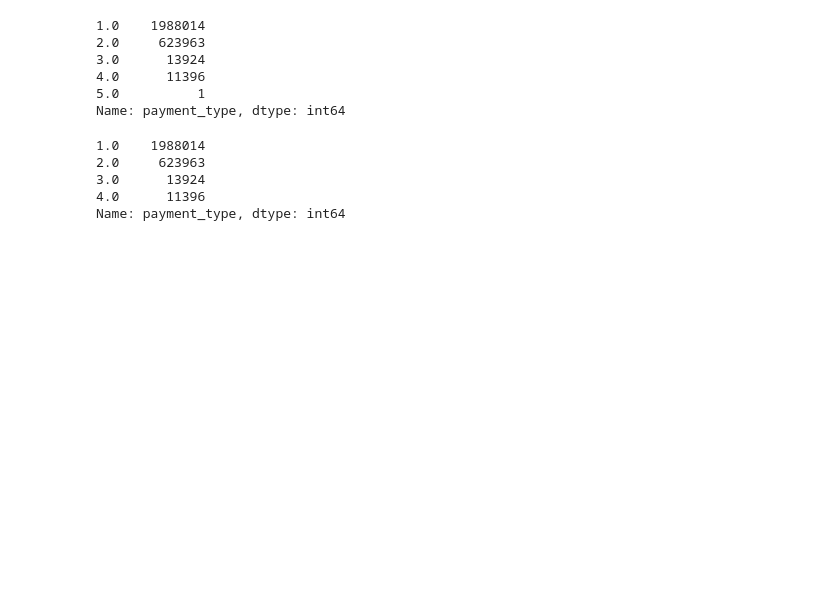
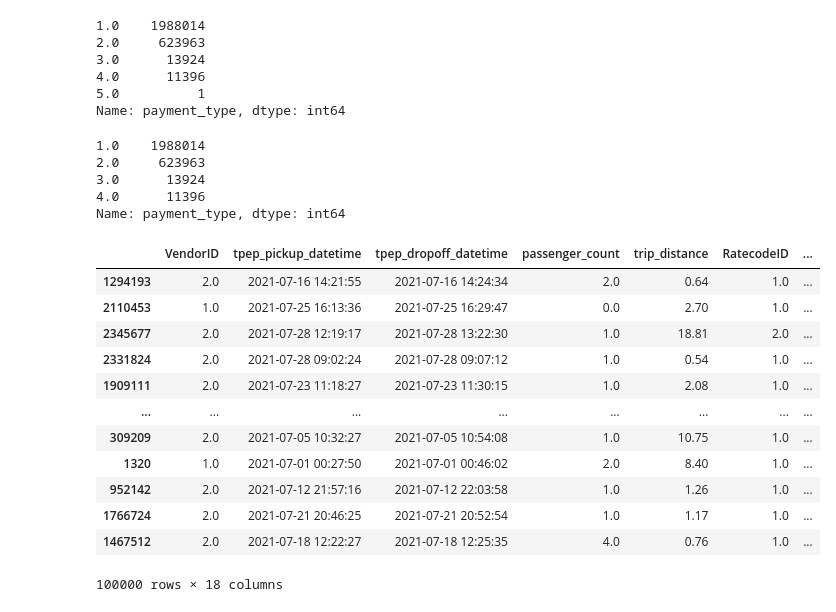
Before and after one commit to mukhtar2019/taxi_trip_regression, a Jupyter notebook: MVP_notebook.ipynb, the cells around one changed output. Saved outputs shown, nothing was run; the diff lists cells and outputs as text; code cells hidden in the pictures; blank space fills up the shorter version.

Commit message:
editing the way of split the data

```diff
--- a/MVP_notebook.ipynb
+++ b/MVP_notebook.ipynb
@@ -46,2 +44,2 @@ X, X_test, y, y_test = train_test_split(X, y, test_size=.01, random_state=199)
 # %%
-X_train, X_val, y_train, y_val = train_test_split(X, y, test_size=.01, random_state=199)
+df_train,df_val = train_test_split(df_train, test_size=.01, random_state=199)
@@ -87,5 +98,5 @@ improvement_surcharge         0
 congestion_surcharge          0
 dtype: int64
 # %%
-X_train=X_train.dropna(how='any')
+df_train=df_train.dropna(how='any')
 # %%
@@ -98,5 +109,5 @@ X_train['payment_type'].value_counts()
 5.0          1
 Name: payment_type, dtype: int64
 # %%
-X_train=X_train.drop(X_train[X_train.payment_type.values==5].index)
+df_train=df_train.drop(df_train[df_train.payment_type.values==5].index)
 # %%
@@ -107,3 +118,21 @@ X_train['payment_type'].value_counts()
 3.0      13924
 4.0      11396
 Name: payment_type, dtype: int64
+# %%
+df_train_sample=df_train.sample(100000)
+# %%
+df_train_sample
+# %% [output]
+|  | VendorID | tpep_pickup_datetime | tpep_dropoff_datetime | passenger_count | trip_distance | RatecodeID | ... |
+| 1294193 | 2.0 | 2021-07-16 14:21:55 | 2021-07-16 14:24:34 | 2.0 | 0.64 | 1.0 | ... |
+| 2110453 | 1.0 | 2021-07-25 16:13:36 | 2021-07-25 16:29:47 | 0.0 | 2.70 | 1.0 | ... |
+| 2345677 | 2.0 | 2021-07-28 12:19:17 | 2021-07-28 13:22:30 | 1.0 | 18.81 | 2.0 | ... |
+| 2331824 | 2.0 | 2021-07-28 09:02:24 | 2021-07-28 09:07:12 | 1.0 | 0.54 | 1.0 | ... |
+| 1909111 | 2.0 | 2021-07-23 11:18:27 | 2021-07-23 11:30:15 | 1.0 | 2.08 | 1.0 | ... |
+| ... | ... | ... | ... | ... | ... | ... | ... |
+| 309209 | 2.0 | 2021-07-05 10:32:27 | 2021-07-05 10:54:08 | 1.0 | 10.75 | 1.0 | ... |
+| 1320 | 1.0 | 2021-07-01 00:27:50 | 2021-07-01 00:46:02 | 2.0 | 8.40 | 1.0 | ... |
+| 952142 | 2.0 | 2021-07-12 21:57:16 | 2021-07-12 22:03:58 | 1.0 | 1.26 | 1.0 | ... |
+| 1766724 | 2.0 | 2021-07-21 20:46:25 | 2021-07-21 20:52:54 | 1.0 | 1.17 | 1.0 | ... |
+| 1467512 | 2.0 | 2021-07-18 12:22:27 | 2021-07-18 12:25:35 | 4.0 | 0.76 | 1.0 | ... |
+100000 rows × 18 columns
```
Also changed, not shown: parts of 10 cells of this notebook.
